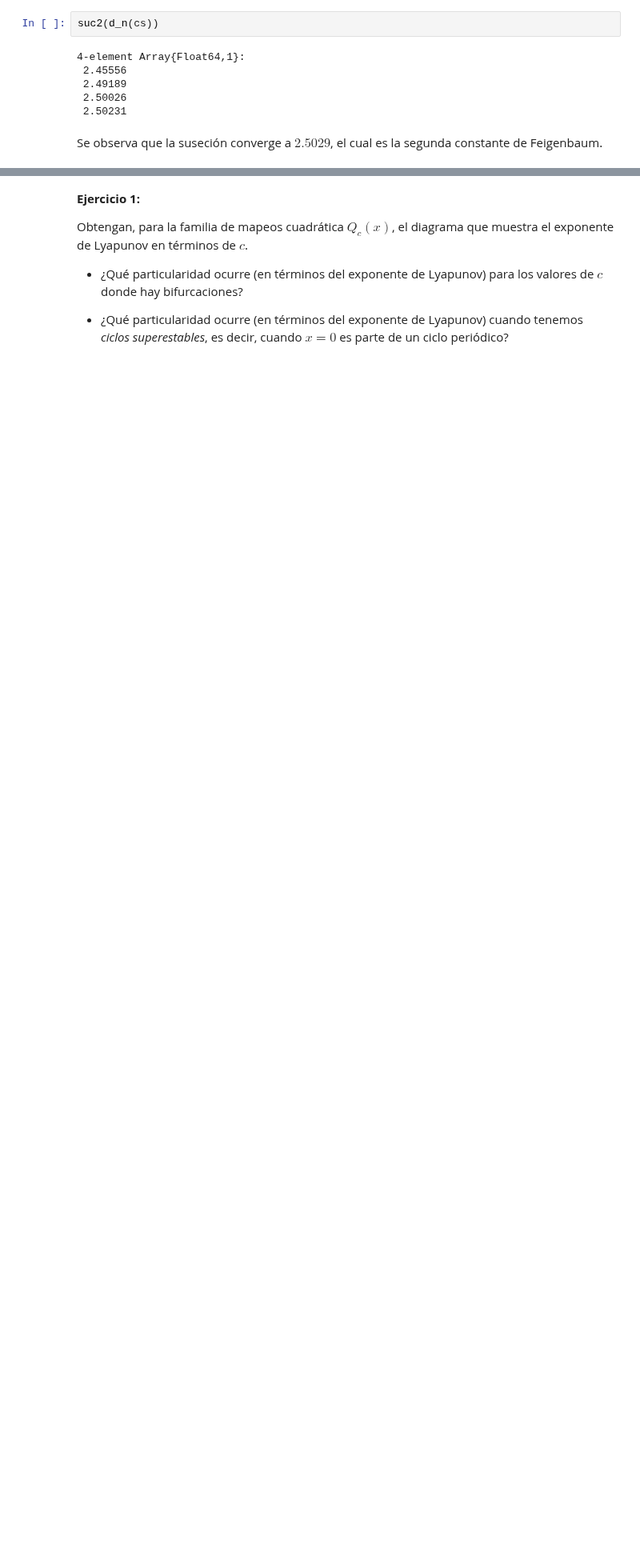
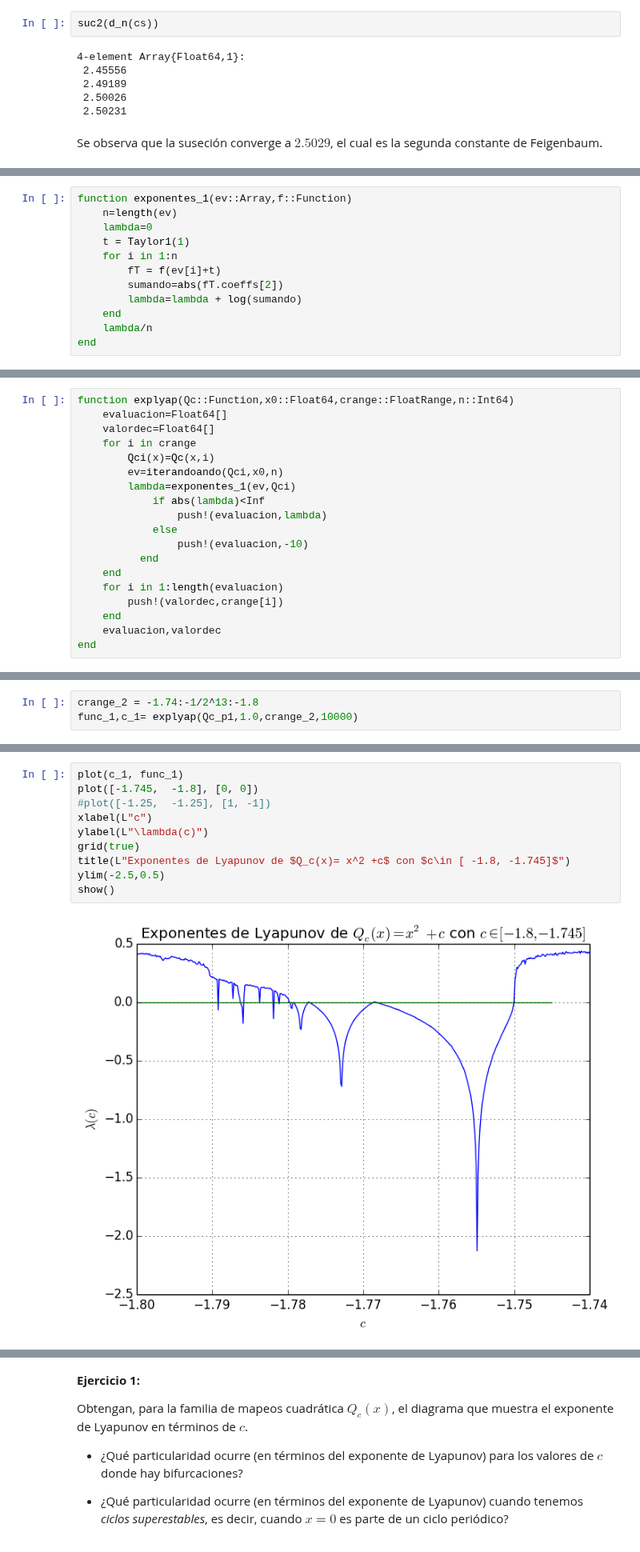
Before and after one commit to lbenet/2017-1_TSFisComp, a Jupyter notebook: tareas/pabloresendiz/Tarea5/tarea5sol.ipynb, the cells around one changed output, grey strips where cells are left out. Shown at 80% size. Drawn from its saved outputs; the diff is of its cells as text; blank space fills up the shorter version.

```diff
--- a/tareas/pabloresendiz/Tarea5/tarea5sol.ipynb
+++ b/tareas/pabloresendiz/Tarea5/tarea5sol.ipynb
@@ -232,0 +359,12 @@ Se observa que la suseción converge a $2.5029$, el cual es la segunda constante
+# %%
+function exponentes_1(ev::Array,f::Function)
+    n=length(ev)
+    lambda=0
+    t = Taylor1(1)
+    for i in 1:n
+        fT = f(ev[i]+t)
+        sumando=abs(fT.coeffs[2])
+        lambda=lambda + log(sumando)
+    end
+    lambda/n
+end
@@ -232,0 +373,19 @@ Se observa que la suseción converge a $2.5029$, el cual es la segunda constante
+# %%
+function explyap(Qc::Function,x0::Float64,crange::FloatRange,n::Int64)
+    evaluacion=Float64[]
+    valordec=Float64[]
+    for i in crange
+        Qci(x)=Qc(x,i)
+        ev=iterandoando(Qci,x0,n)
+        lambda=exponentes_1(ev,Qci)
+            if abs(lambda)<Inf
+                push!(evaluacion,lambda)
+            else
+                push!(evaluacion,-10)
+          end
+    end
+    for i in 1:length(evaluacion)
+        push!(valordec,crange[i])
+    end
+    evaluacion,valordec
+end
@@ -232,0 +394,3 @@ Se observa que la suseción converge a $2.5029$, el cual es la segunda constante
+# %%
+crange_2 = -1.74:-1/2^13:-1.8
+func_1,c_1= explyap(Qc_p1,1.0,crange_2,10000)
@@ -232,0 +399,12 @@ Se observa que la suseción converge a $2.5029$, el cual es la segunda constante
+# %%
+plot(c_1, func_1)
+plot([-1.745,  -1.8], [0, 0])
+#plot([-1.25,  -1.25], [1, -1])
+xlabel(L"c")
+ylabel(L"\lambda(c)")
+grid(true)
+title(L"Exponentes de Lyapunov de $Q_c(x)= x^2 +c$ con $c\in [ -1.8, -1.745]$")
+ylim(-2.5,0.5)
+show()
+# %% [output]
+[figure, added]
```
Also changed, not shown: parts of 38 cells of this notebook.
